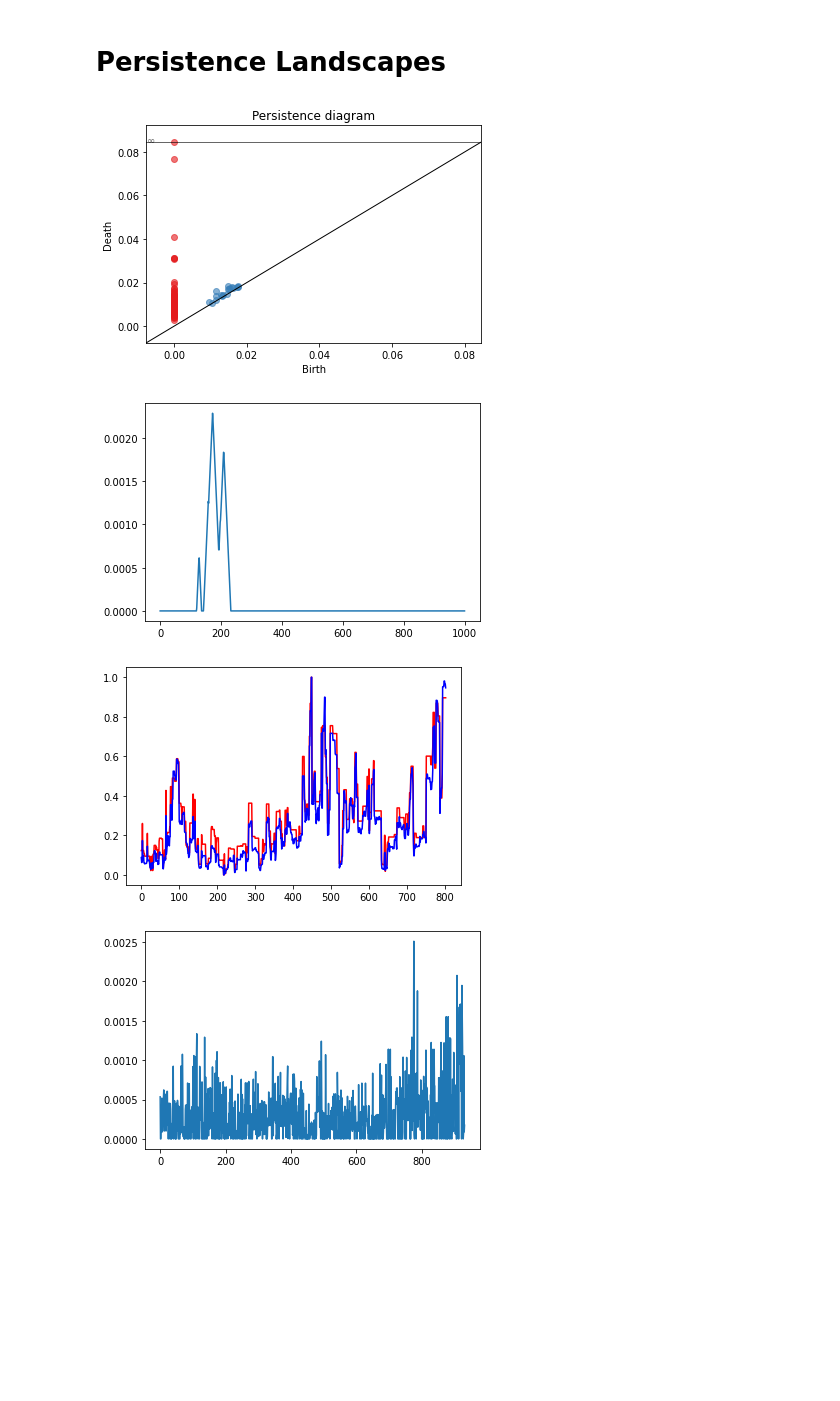
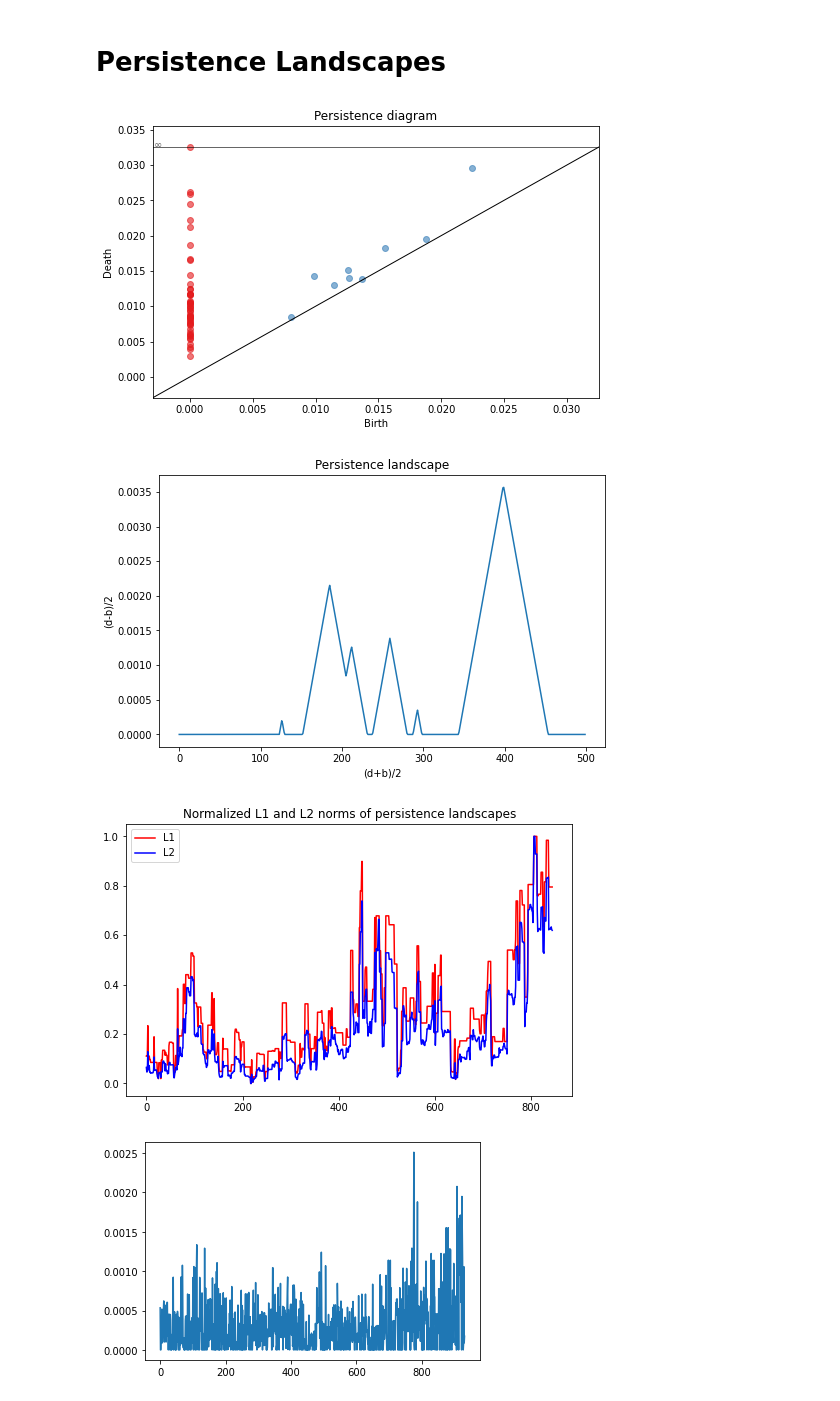
Before and after one commit to vinckama/GMDA-TDAForFinancial, a Jupyter notebook: GMDA-notebook.ipynb, the cells around one changed output. Cells and saved outputs as stored; diff of their text form; code cells hidden in the pictures; blank space fills up the shorter version.

```diff
--- a/GMDA-notebook.ipynb
+++ b/GMDA-notebook.ipynb
@@ -121,27 +121,32 @@ def plot_rips_and_landscape(date, w):
     Plot persistence diagram and associated landscape
 
     Parameters:
-        date: start date of the window studied
+        date: end date of the window studied
         w: size of the window
-
     '''
     idx = np.where(dates == date)[0][0]
-    dates_window = dates[idx:idx+w]
+    dates_window = dates[idx-w:idx]
     df_window = df_data[df_data.index.isin(dates_window)]
     ar_window = np.asarray(df_window)
 
     rips_complex = gd.RipsComplex(points=ar_window)
     simplex_tree = rips_complex.create_simplex_tree(max_dimension=2)
     diag = simplex_tree.persistence(min_persistence=0)#homology_coeff_field=2, min_persistence=0)
-    gd.plot_persistence_diagram(diag)
+    plt.figure(figsize=(8,5))
+    axes = plt.axes()
+    x_max = gd.plot_persistence_diagram(diag,axes=axes).viewLim.x1
     plt.show()
-    land = persitence_landscape(diag,1,0,0.08,1000,1)
+    plt.figure(figsize=(8,5))
+    land = persitence_landscape(diag,1,0,x_max,1000,1)
     plt.plot(land[0])
+    plt.title('Persistence landscape')
+    plt.xlabel('(d+b)/2')
+    plt.ylabel('(d-b)/2')
     plt.show()
 # %%
-plot_rips_and_landscape('2000-03-10',80)
+plot_rips_and_landscape('2000-03-10',50)
 # %% [output]
-[figure, old version]
+[figure, new version]
-[figure, old version]
+[figure, new version]
 # %%
 def get_norms(w):
@@ -173,8 +199,8 @@ def plot_norms(start_date, end_date, w):
     plt.show()
 # %%
-plot_norms('1997-01-03', '2000-03-10', 50)
+plot_norms('1997-01-03', '2000-05-10', 50)
 # %% [output]
-[figure, old version]
+[figure, new version]
 # %%
 def get_bottleneck_distance(w):
     bn = np.zeros(len(dates))
```
Also changed, not shown: parts of 2 cells of this notebook.
